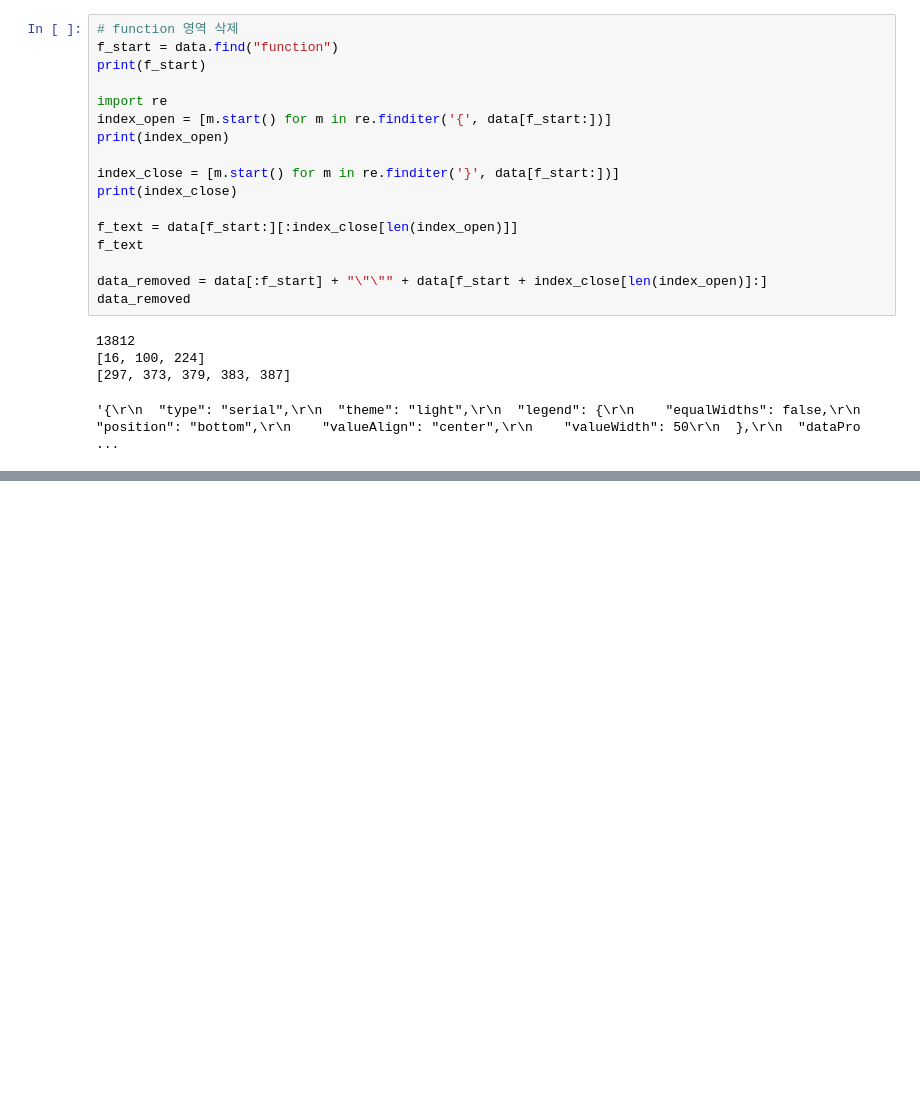
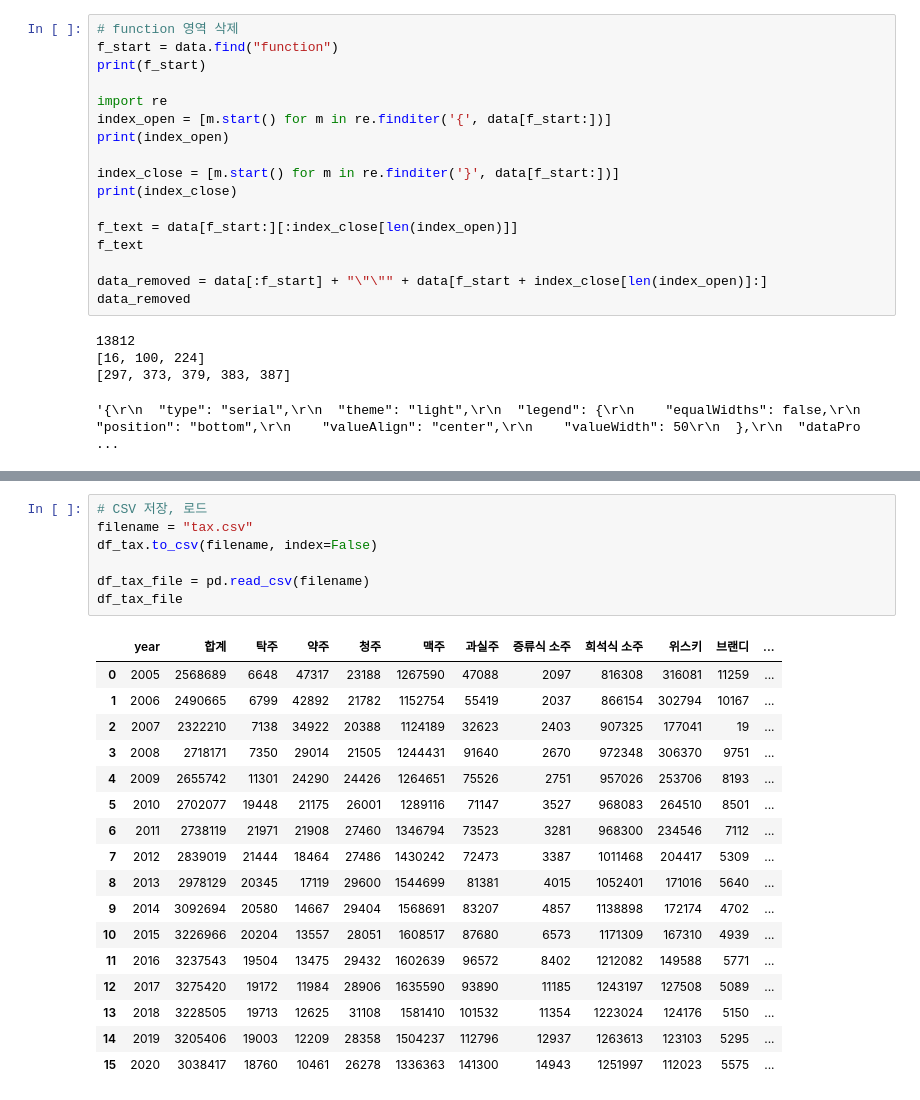
Before and after one commit to WonilKim/pythonk3, a Jupyter notebook: src/chapters/mission.ipynb, the cells around one changed output, grey strips where cells are left out. Cells and saved outputs as stored; diff of their text form; blank space fills up the shorter version.

```diff
--- a/src/chapters/mission.ipynb
+++ b/src/chapters/mission.ipynb
@@ -813,0 +375,25 @@ SyntaxError: invalid syntax (1733196032.py, line 1)
+# %%
+# CSV 저장, 로드
+filename = "tax.csv"
+df_tax.to_csv(filename, index=False)
+
+df_tax_file = pd.read_csv(filename)
+df_tax_file
+# %% [output]
+|  | year | 합계 | 탁주 | 약주 | 청주 | 맥주 | 과실주 | 증류식 소주 | 희석식 소주 | 위스키 | 브랜디 | ... |
+| 0 | 2005 | 2568689 | 6648 | 47317 | 23188 | 1267590 | 47088 | 2097 | 816308 | 316081 | 11259 | ... |
+| 1 | 2006 | 2490665 | 6799 | 42892 | 21782 | 1152754 | 55419 | 2037 | 866154 | 302794 | 10167 | ... |
+| 2 | 2007 | 2322210 | 7138 | 34922 | 20388 | 1124189 | 32623 | 2403 | 907325 | 177041 | 19 | ... |
+| 3 | 2008 | 2718171 | 7350 | 29014 | 21505 | 1244431 | 91640 | 2670 | 972348 | 306370 | 9751 | ... |
+| 4 | 2009 | 2655742 | 11301 | 24290 | 24426 | 1264651 | 75526 | 2751 | 957026 | 253706 | 8193 | ... |
+| 5 | 2010 | 2702077 | 19448 | 21175 | 26001 | 1289116 | 71147 | 3527 | 968083 | 264510 | 8501 | ... |
+| 6 | 2011 | 2738119 | 21971 | 21908 | 27460 | 1346794 | 73523 | 3281 | 968300 | 234546 | 7112 | ... |
+| 7 | 2012 | 2839019 | 21444 | 18464 | 27486 | 1430242 | 72473 | 3387 | 1011468 | 204417 | 5309 | ... |
+| 8 | 2013 | 2978129 | 20345 | 17119 | 29600 | 1544699 | 81381 | 4015 | 1052401 | 171016 | 5640 | ... |
+| 9 | 2014 | 3092694 | 20580 | 14667 | 29404 | 1568691 | 83207 | 4857 | 1138898 | 172174 | 4702 | ... |
+| 10 | 2015 | 3226966 | 20204 | 13557 | 28051 | 1608517 | 87680 | 6573 | 1171309 | 167310 | 4939 | ... |
+| 11 | 2016 | 3237543 | 19504 | 13475 | 29432 | 1602639 | 96572 | 8402 | 1212082 | 149588 | 5771 | ... |
+| 12 | 2017 | 3275420 | 19172 | 11984 | 28906 | 1635590 | 93890 | 11185 | 1243197 | 127508 | 5089 | ... |
+| 13 | 2018 | 3228505 | 19713 | 12625 | 31108 | 1581410 | 101532 | 11354 | 1223024 | 124176 | 5150 | ... |
+| 14 | 2019 | 3205406 | 19003 | 12209 | 28358 | 1504237 | 112796 | 12937 | 1263613 | 123103 | 5295 | ... |
+| 15 | 2020 | 3038417 | 18760 | 10461 | 26278 | 1336363 | 141300 | 14943 | 1251997 | 112023 | 5575 | ... |
```
Also changed, not shown: parts of 54 cells of this notebook, 3 other files.
